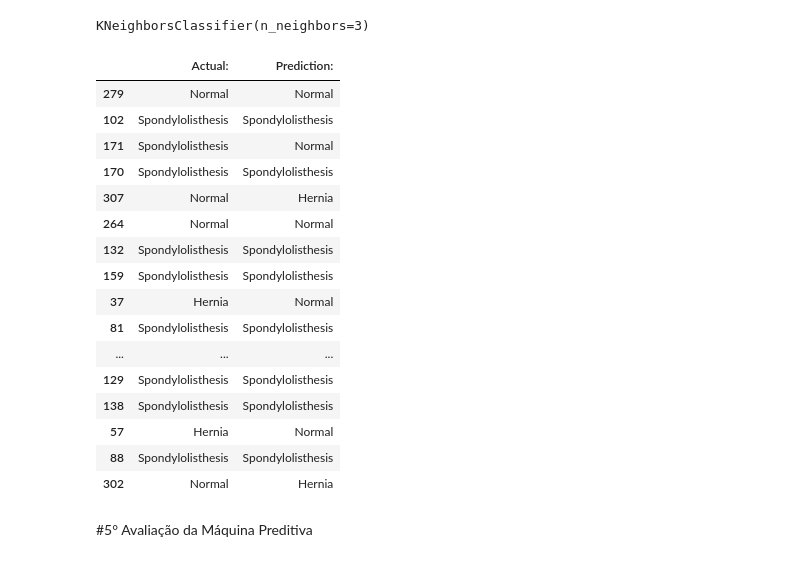
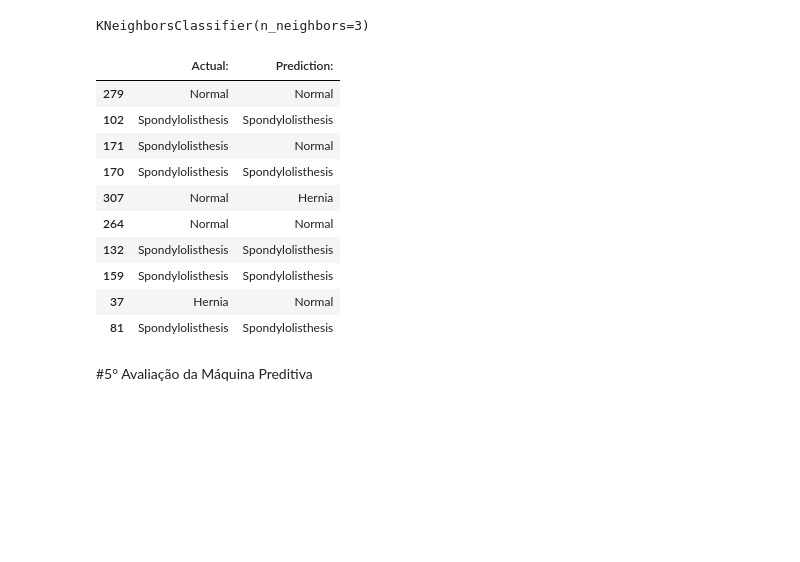
Before and after one commit to renatamontanhana/KNN_Avaliacao_Saude_Ortopedica_Pacientes, a Jupyter notebook: Na_Prática_KNN_Avaliação_Ortopédica.ipynb, the cells around one changed output. Drawn from its saved outputs; the diff is of its cells as text; code cells hidden in the pictures; blank space fills up the shorter version.

```diff
--- a/Na_Prática_KNN_Avaliação_Ortopédica.ipynb
+++ b/Na_Prática_KNN_Avaliação_Ortopédica.ipynb
@@ -167,26 +167,20 @@ y_predict = knn.predict(X_val)
 # %%
 # Compare actual and predicted values
 actual_vs_predict = pd.DataFrame({'Actual: ': y_val,
                      'Prediction: ': y_predict})
-actual_vs_predict.head(20)
+actual_vs_predict.head(10)
 # %% [output]
 |  | Actual: | Prediction: |
 | 279 | Normal | Normal |
 | 102 | Spondylolisthesis | Spondylolisthesis |
 | 171 | Spondylolisthesis | Normal |
 | 170 | Spondylolisthesis | Spondylolisthesis |
 | 307 | Normal | Hernia |
 | 264 | Normal | Normal |
 | 132 | Spondylolisthesis | Spondylolisthesis |
 | 159 | Spondylolisthesis | Spondylolisthesis |
 | 37 | Hernia | Normal |
 | 81 | Spondylolisthesis | Spondylolisthesis |
-| ... | ... | ... |
-| 129 | Spondylolisthesis | Spondylolisthesis |
-| 138 | Spondylolisthesis | Spondylolisthesis |
-| 57 | Hernia | Normal |
-| 88 | Spondylolisthesis | Spondylolisthesis |
-| 302 | Normal | Hernia |
 # %% [markdown]
 #5° Avaliação da Máquina Preditiva
 # %%
```
Also changed, not shown: parts of 1 cell of this notebook.
